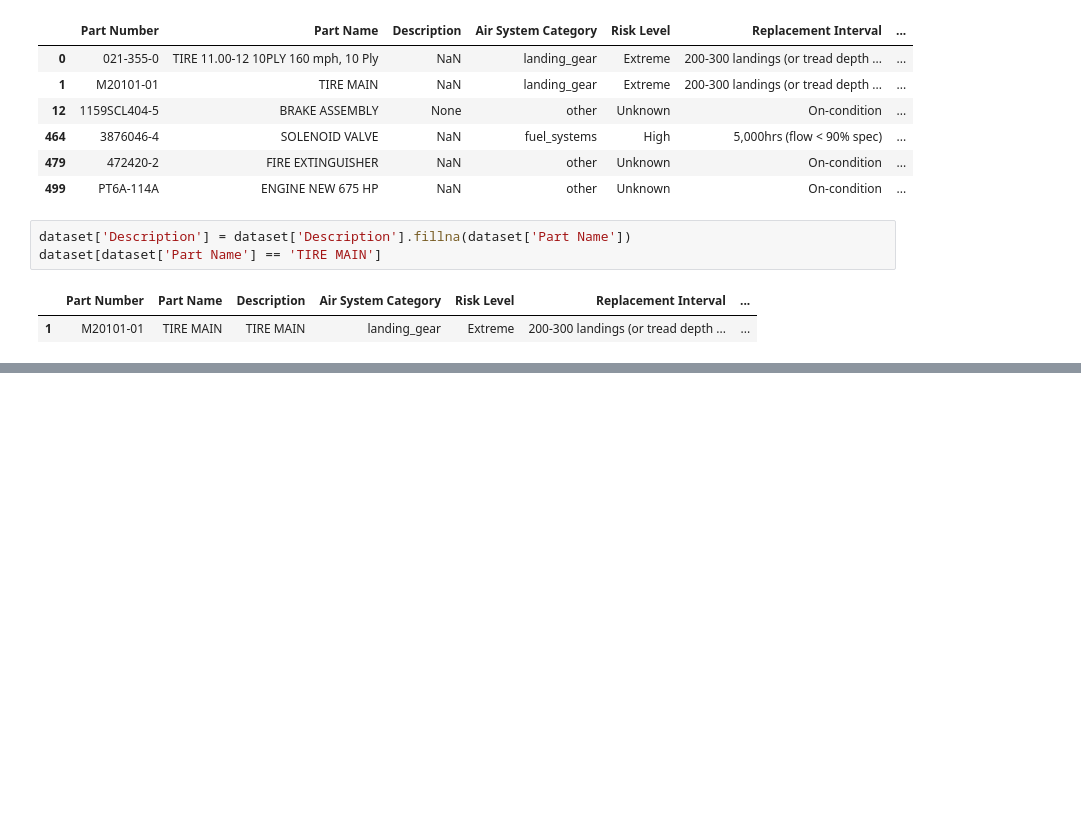
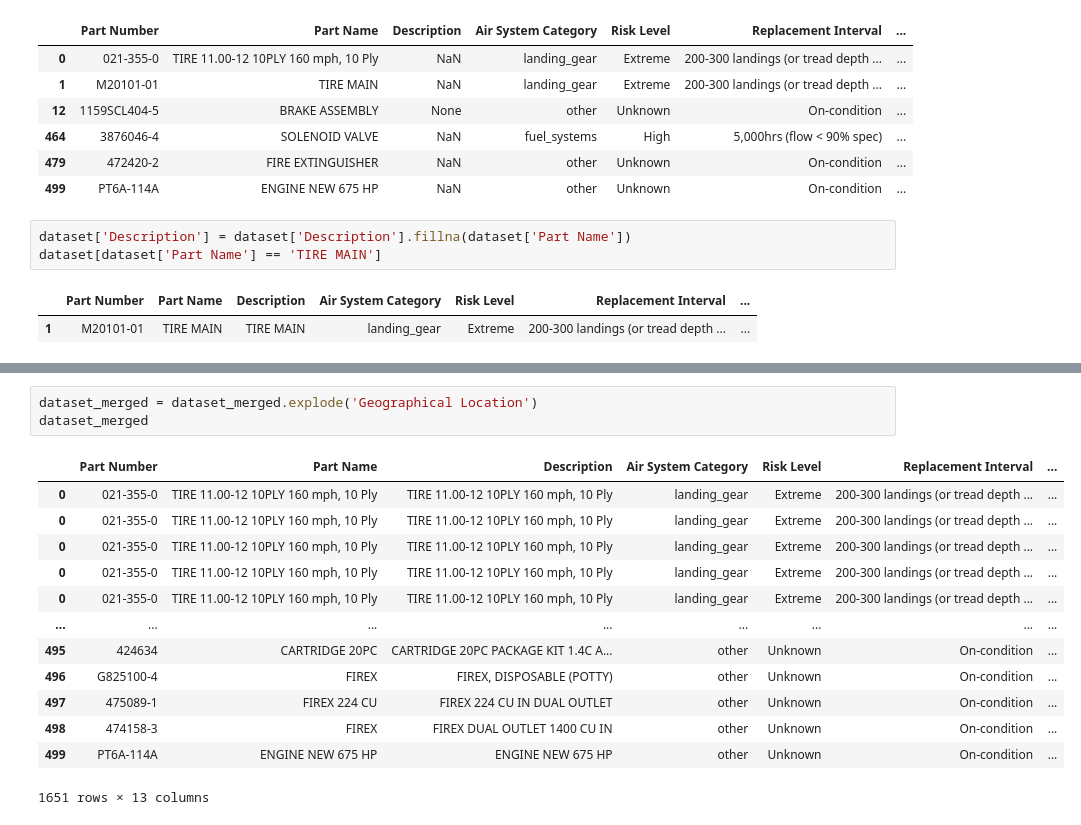
Before and after one commit to thedevreda/JadAerospace, a Jupyter notebook: Script1 - Data Manipulation.ipynb, the cells around one changed output, grey strips where cells are left out. Drawn from its saved outputs; the diff is of its cells as text; blank space fills up the shorter version.

```diff
--- a/Script1 - Data Manipulation.ipynb
+++ b/Script1 - Data Manipulation.ipynb
@@ -237,0 +366,17 @@ dataset[dataset['Part Name'] == 'TIRE MAIN']
+# %%
+dataset_merged = dataset_merged.explode('Geographical Location')
+dataset_merged
+# %% [output]
+|  | Part Number | Part Name | Description | Air System Category | Risk Level | Replacement Interval | ... |
+| 0 | 021-355-0 | TIRE 11.00-12 10PLY 160 mph, 10 Ply | TIRE 11.00-12 10PLY 160 mph, 10 Ply | landing_gear | Extreme | 200-300 landings (or tread depth ... | ... |
+| 0 | 021-355-0 | TIRE 11.00-12 10PLY 160 mph, 10 Ply | TIRE 11.00-12 10PLY 160 mph, 10 Ply | landing_gear | Extreme | 200-300 landings (or tread depth ... | ... |
+| 0 | 021-355-0 | TIRE 11.00-12 10PLY 160 mph, 10 Ply | TIRE 11.00-12 10PLY 160 mph, 10 Ply | landing_gear | Extreme | 200-300 landings (or tread depth ... | ... |
+| 0 | 021-355-0 | TIRE 11.00-12 10PLY 160 mph, 10 Ply | TIRE 11.00-12 10PLY 160 mph, 10 Ply | landing_gear | Extreme | 200-300 landings (or tread depth ... | ... |
+| 0 | 021-355-0 | TIRE 11.00-12 10PLY 160 mph, 10 Ply | TIRE 11.00-12 10PLY 160 mph, 10 Ply | landing_gear | Extreme | 200-300 landings (or tread depth ... | ... |
+| ... | ... | ... | ... | ... | ... | ... | ... |
+| 495 | 424634 | CARTRIDGE 20PC | CARTRIDGE 20PC PACKAGE KIT 1.4C A... | other | Unknown | On-condition | ... |
+| 496 | G825100-4 | FIREX | FIREX, DISPOSABLE (POTTY) | other | Unknown | On-condition | ... |
+| 497 | 475089-1 | FIREX 224 CU | FIREX 224 CU IN DUAL OUTLET | other | Unknown | On-condition | ... |
+| 498 | 474158-3 | FIREX | FIREX DUAL OUTLET 1400 CU IN | other | Unknown | On-condition | ... |
+| 499 | PT6A-114A | ENGINE NEW 675 HP | ENGINE NEW 675 HP | other | Unknown | On-condition | ... |
+1651 rows × 13 columns
```
Also changed, not shown: parts of 16 cells of this notebook, 4 other files.
